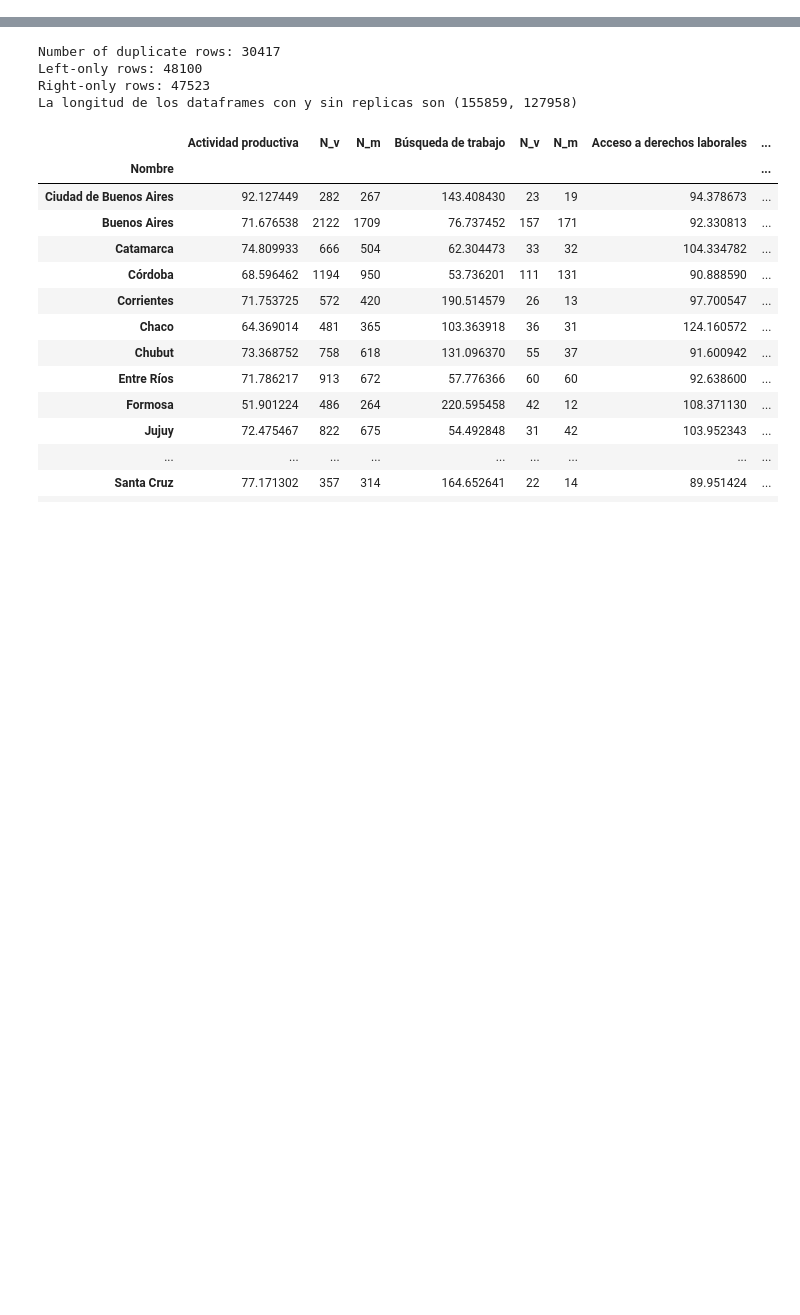
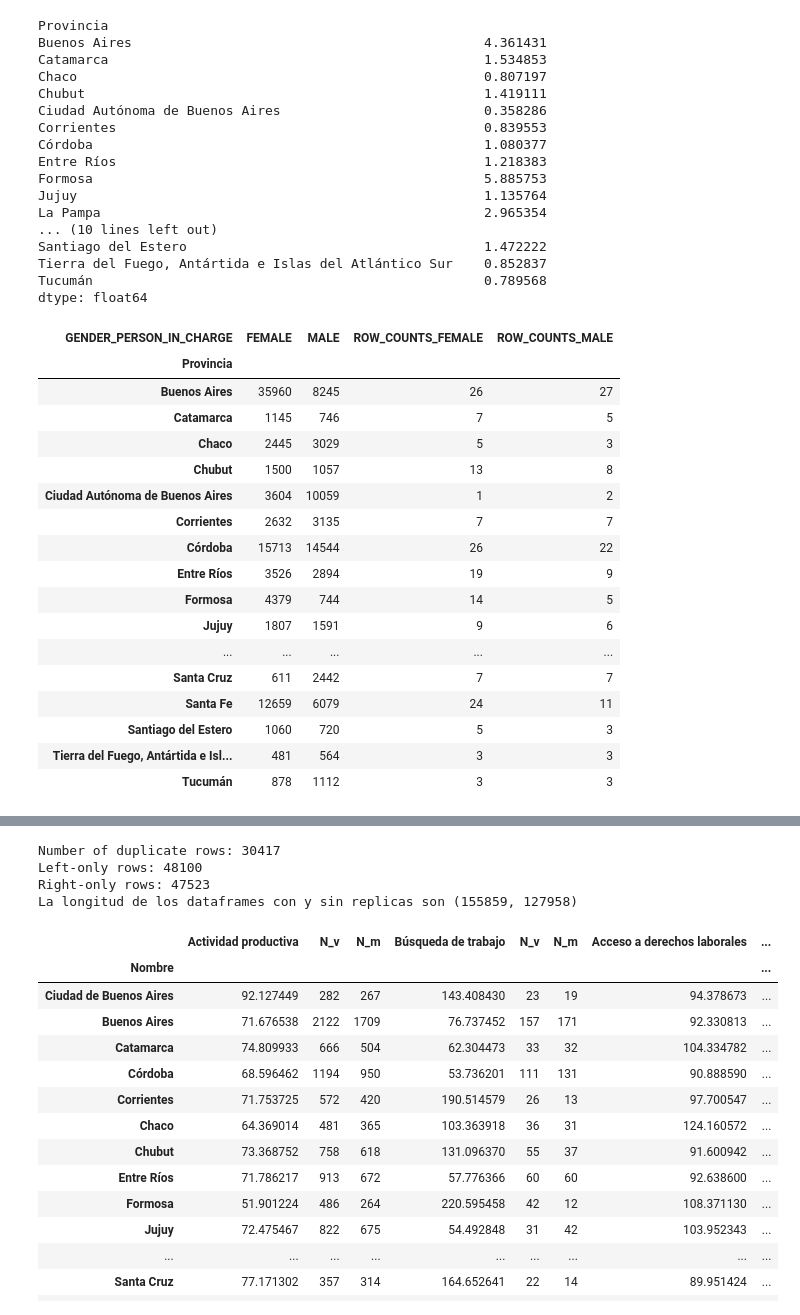
Before and after one commit to datos-Fundar/indice-mercado-trabajo-ingresos, a Jupyter notebook: scripts/04_chequeo_EPH.ipynb, the cells around one changed output, grey strips where cells are left out. Saved outputs shown, nothing was run; the diff lists cells and outputs as text; code cells hidden in the pictures; blank space fills up the shorter version.

```diff
--- a/scripts/04_chequeo_EPH.ipynb
+++ b/scripts/04_chequeo_EPH.ipynb
@@ -239,0 +301,55 @@ dtype: float64
+# %%
+# Calculate poverty table
+grouped_df = calculate_poverty_table(df_people_2021, df_houses_2021, df_CBT, df_adultos_equiv, dict_cod_provincia, map_provincia_region)
+
+# Ratios
+gender_counts = grouped_df.groupby(['Provincia', 'GENDER_PERSON_IN_CHARGE'])['INCOME_PONDERATOR'].sum().unstack()
+
+# Count rows per province and per gender
+row_counts = grouped_df.groupby(['Provincia', 'GENDER_PERSON_IN_CHARGE']).size().unstack()
+
+# Add row counts to gender_counts table
+gender_counts['ROW_COUNTS_FEMALE'] = row_counts['FEMALE']
+gender_counts['ROW_COUNTS_MALE'] = row_counts['MALE']
+
+# Calculate gender ratios
+gender_ratios = gender_counts['FEMALE'] / gender_counts['MALE']
+
+# Display the gender ratios
+gender_counts
+# %% [output]
+Provincia
+Buenos Aires                                             4.361431
+Catamarca                                                1.534853
+Chaco                                                    0.807197
+Chubut                                                   1.419111
+Ciudad Autónoma de Buenos Aires                          0.358286
+Corrientes                                               0.839553
+Córdoba                                                  1.080377
+Entre Ríos                                               1.218383
+Formosa                                                  5.885753
+Jujuy                                                    1.135764
+La Pampa                                                 2.965354
+... (10 lines left out)
+Santiago del Estero                                      1.472222
+Tierra del Fuego, Antártida e Islas del Atlántico Sur    0.852837
+Tucumán                                                  0.789568
+dtype: float64
+| GENDER_PERSON_IN_CHARGE | FEMALE | MALE | ROW_COUNTS_FEMALE | ROW_COUNTS_MALE |
+| Provincia |  |  |  |  |
+| Buenos Aires | 35960 | 8245 | 26 | 27 |
+| Catamarca | 1145 | 746 | 7 | 5 |
+| Chaco | 2445 | 3029 | 5 | 3 |
+| Chubut | 1500 | 1057 | 13 | 8 |
+| Ciudad Autónoma de Buenos Aires | 3604 | 10059 | 1 | 2 |
+| Corrientes | 2632 | 3135 | 7 | 7 |
+| Córdoba | 15713 | 14544 | 26 | 22 |
+| Entre Ríos | 3526 | 2894 | 19 | 9 |
+| Formosa | 4379 | 744 | 14 | 5 |
+| Jujuy | 1807 | 1591 | 9 | 6 |
+| ... | ... | ... | ... | ... |
+| Santa Cruz | 611 | 2442 | 7 | 7 |
+| Santa Fe | 12659 | 6079 | 24 | 11 |
+| Santiago del Estero | 1060 | 720 | 5 | 3 |
+| Tierra del Fuego, Antártida e Isl... | 481 | 564 | 3 | 3 |
+| Tucumán | 878 | 1112 | 3 | 3 |
```
Also changed, not shown: parts of 17 cells of this notebook.
